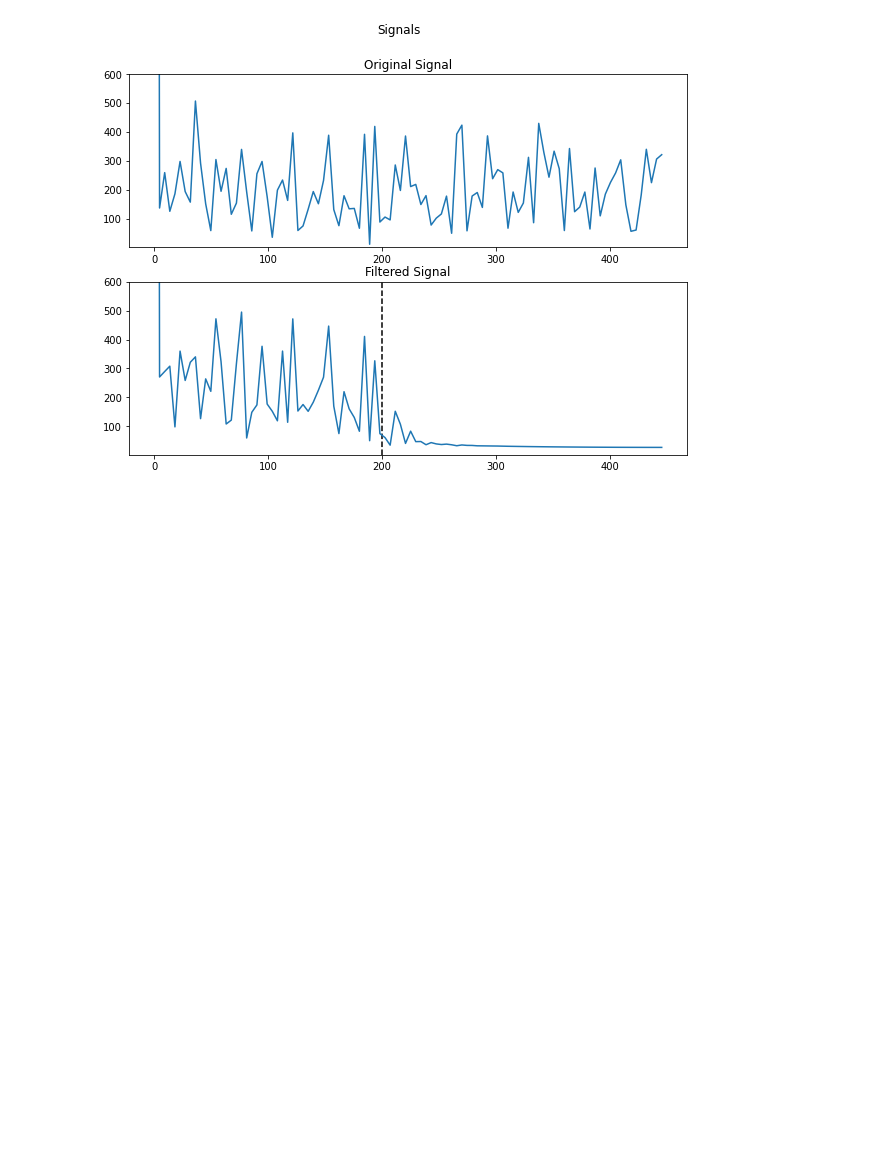
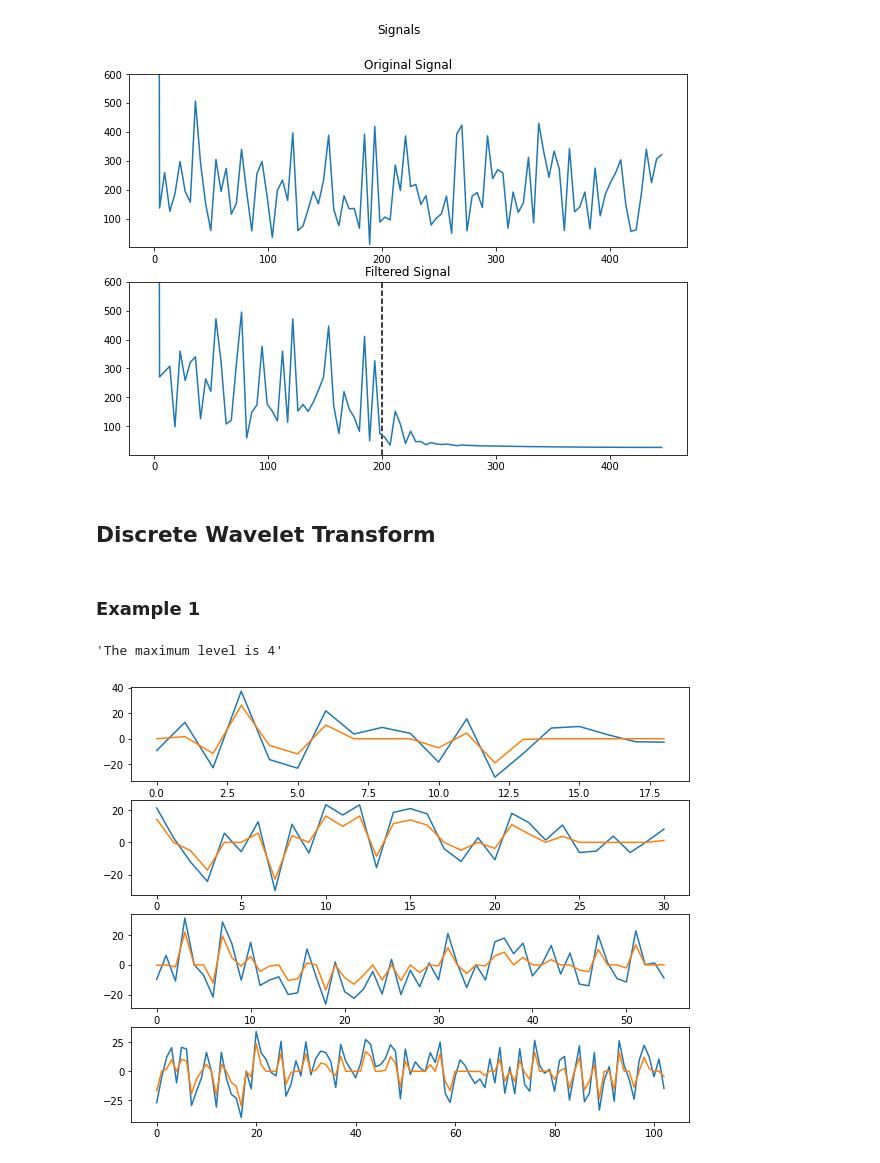
Before and after one commit to mabelc/Signals-denoising, a Jupyter notebook: filters.ipynb, the cells around one changed output. Cells and saved outputs as stored; diff of their text form; code cells hidden in the pictures; blank space fills up the shorter version.

```diff
--- a/filters.ipynb
+++ b/filters.ipynb
@@ -169,3 +176,32 @@ ax2.vlines(x=200, ymin=0, ymax=600, linestyles='--')
 ax2.set_title('Filtered Signal');
 # %% [output]
 [figure]
+# %% [markdown]
+## Discrete Wavelet Transform
+# %% [markdown]
+### Example 1
+# %%
+# select wavelet type
+wavelet = 'sym4'
+
+# find the maximun level
+max_lev = dwt_max_level(len(signal_o), wavelet)
+f'The maximum level is {max_lev}'
+# %% [output]
+'The maximum level is 4'
+# %%
+# threshold for filtering
+thresh = 0.3
+
+# decompose into wavelet components
+coeffs = wavedec(signal_o, wavelet, level=max_lev)
+
+# filter every level
+plt.figure(figsize=(10,8))
+for i in range(1, len(coeffs)):
+    plt.subplot(max_lev, 1, i)
+    plt.plot(coeffs[i])
+    coeffs[i] = threshold(coeffs[i], thresh*max(coeffs[i]))
+    plt.plot(coeffs[i])
+# %% [output]
+[figure, added]
```
Also changed, not shown: parts of 7 cells of this notebook.
